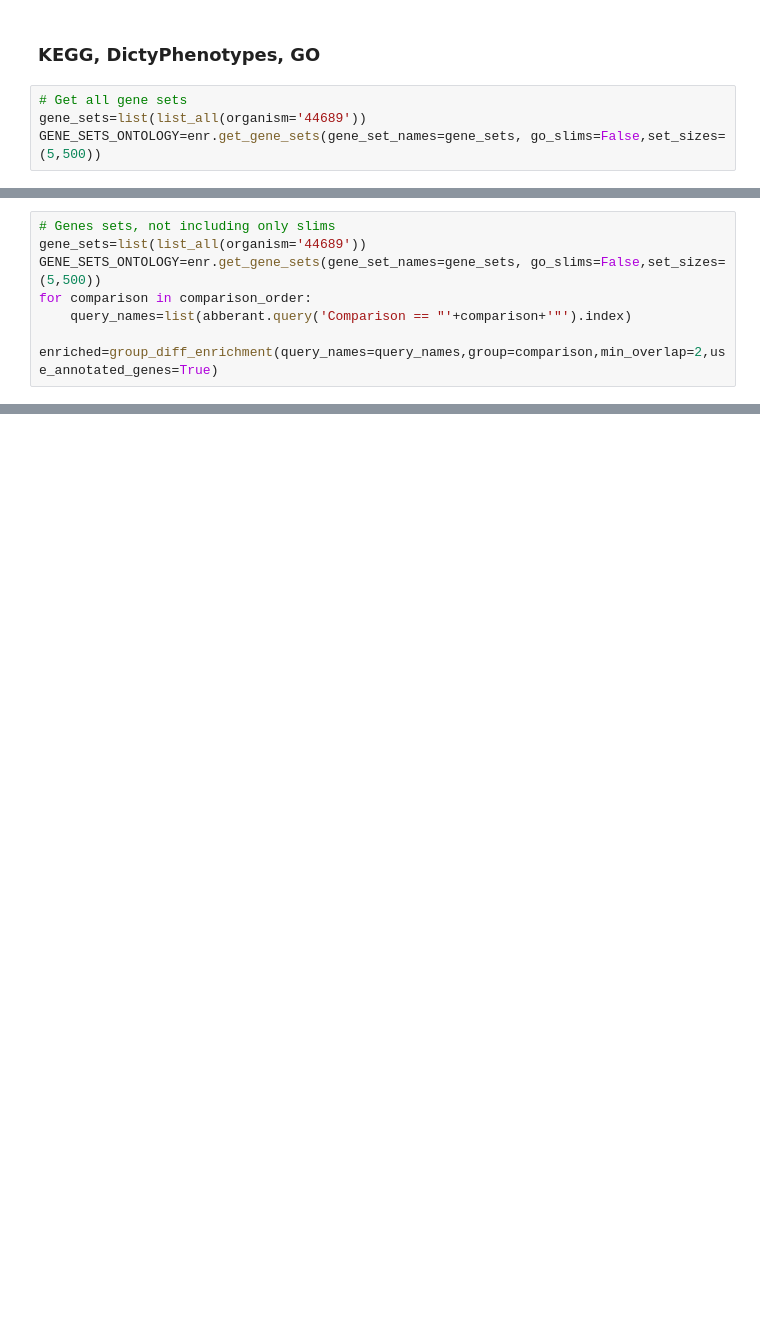
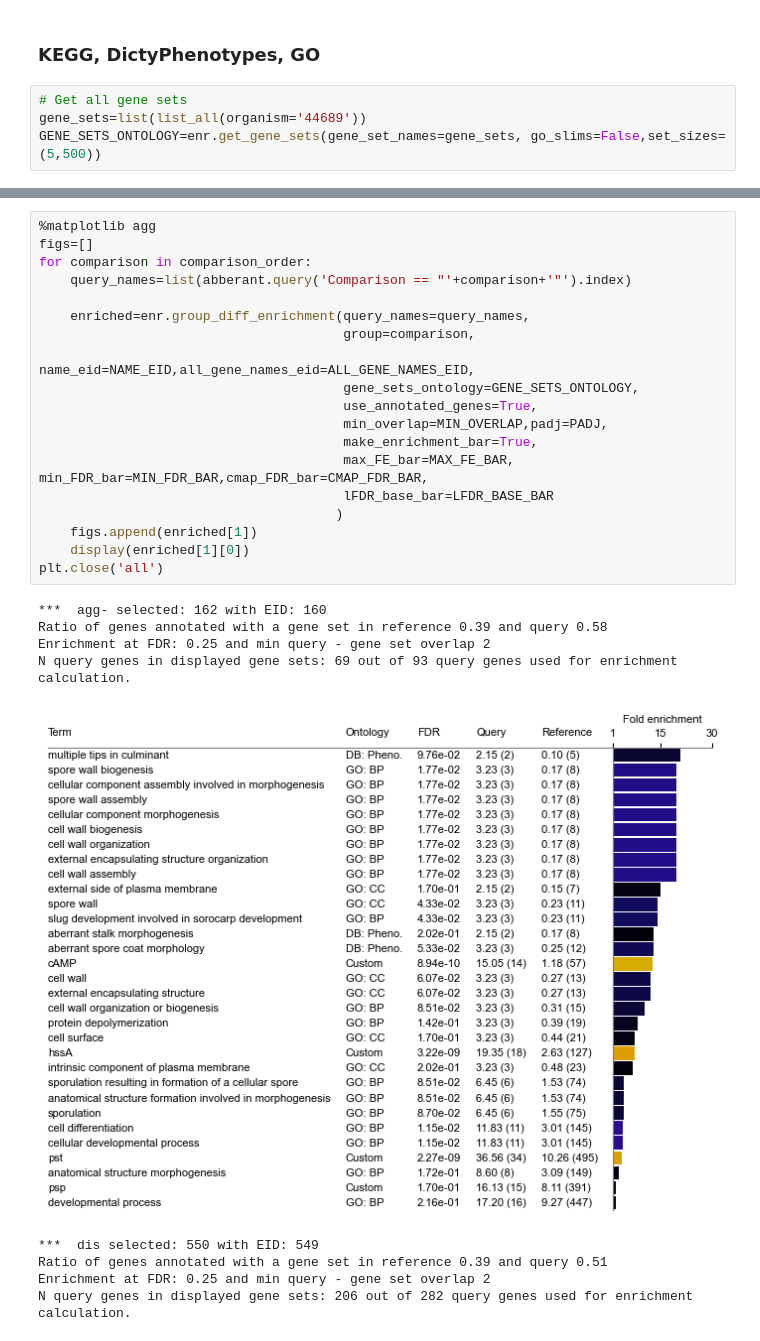
Before and after one commit to biolab/baylor-dicty, a Jupyter notebook: stages_DE/abberantlyExpressedInNondevelopped_enrichment.ipynb, the cells around one changed output, grey strips where cells are left out. Drawn from its saved outputs; the diff is of its cells as text; blank space fills up the shorter version.

```diff
--- a/stages_DE/abberantlyExpressedInNondevelopped_enrichment.ipynb
+++ b/stages_DE/abberantlyExpressedInNondevelopped_enrichment.ipynb
@@ -200,7 +195,0 @@ N sets {('Dictybase', 'Phenotypes'): 209, ('GO', 'molecular_function'): 424, ('G
-# %%
-# Genes sets, not including only slims
-gene_sets=list(list_all(organism='44689'))
-GENE_SETS_ONTOLOGY=enr.get_gene_sets(gene_set_names=gene_sets, go_slims=False,set_sizes=(5,500))
-for comparison in comparison_order:
-    query_names=list(abberant.query('Comparison == "'+comparison+'"').index)
-    enriched=group_diff_enrichment(query_names=query_names,group=comparison,min_overlap=2,use_annotated_genes=True)
@@ -264,0 +196,29 @@ N query genes in displayed gene sets: 39 out of 116 query genes used for enrichm
+# %%
+%matplotlib agg
+figs=[]
+for comparison in comparison_order:
+    query_names=list(abberant.query('Comparison == "'+comparison+'"').index)
+
+    enriched=enr.group_diff_enrichment(query_names=query_names,
+                                       group=comparison,
+                                       name_eid=NAME_EID,all_gene_names_eid=ALL_GENE_NAMES_EID,
+                                       gene_sets_ontology=GENE_SETS_ONTOLOGY,
+                                       use_annotated_genes=True,
+                                       min_overlap=MIN_OVERLAP,padj=PADJ,
+                                       make_enrichment_bar=True,
+                                       max_FE_bar=MAX_FE_BAR, min_FDR_bar=MIN_FDR_BAR,cmap_FDR_bar=CMAP_FDR_BAR,
+                                       lFDR_base_bar=LFDR_BASE_BAR
+                                      )
+    figs.append(enriched[1])
+    display(enriched[1][0])
+plt.close('all')
+# %% [output]
+***  agg- selected: 162 with EID: 160
+Ratio of genes annotated with a gene set in reference 0.39 and query 0.58
+Enrichment at FDR: 0.25 and min query - gene set overlap 2
+N query genes in displayed gene sets: 69 out of 93 query genes used for enrichment calculation.
+[figure, added]
+***  dis selected: 550 with EID: 549
+Ratio of genes annotated with a gene set in reference 0.39 and query 0.51
+Enrichment at FDR: 0.25 and min query - gene set overlap 2
+N query genes in displayed gene sets: 206 out of 282 query genes used for enrichment calculation.
```
Also changed, not shown: parts of 7 cells of this notebook, 1 other file.
